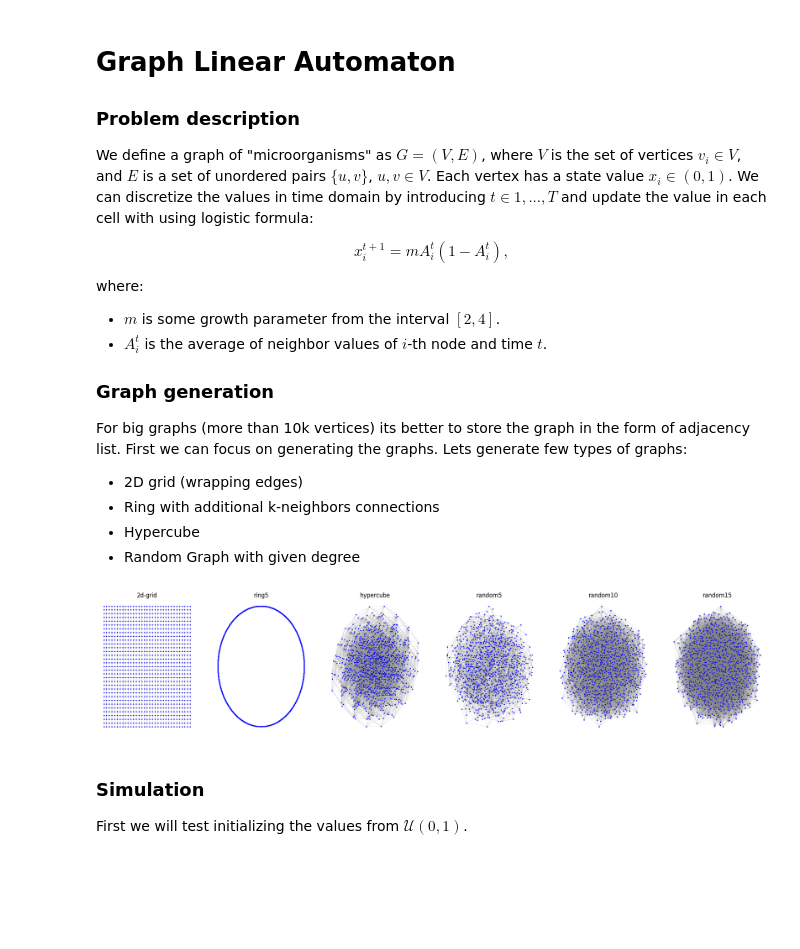
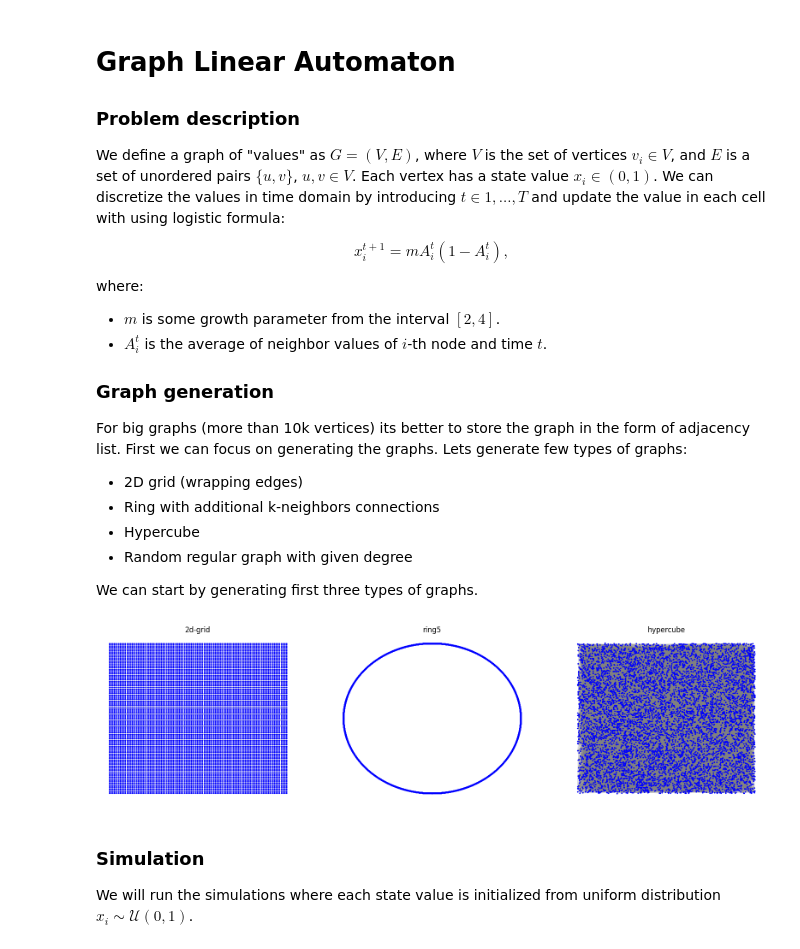
Before and after one commit to pawel002/complex-systems, a Jupyter notebook: graph_automaton/main.ipynb, the cells around one changed output. Cells and saved outputs as stored; diff of their text form; code cells hidden in the pictures; blank space fills up the shorter version.

Commit message:
finish graph automaton

```diff
--- a/graph_automaton/main.ipynb
+++ b/graph_automaton/main.ipynb
@@ -3,7 +3,7 @@
 
 ### Problem description
 
-We define a graph of "microorganisms" as $G = (V, E)$, where $V$ is the set of vertices $v_i \in V$, and $E$ is a set of unordered pairs $\{u, v\}$, $u,v \in V$. Each vertex has a state value $x_i \in (0, 1)$. We can discretize the values in time domain by introducing $t \in 1, ..., T$ and update the value in each cell with using logistic formula:
+We define a graph of "values" as $G = (V, E)$, where $V$ is the set of vertices $v_i \in V$, and $E$ is a set of unordered pairs $\{u, v\}$, $u,v \in V$. Each vertex has a state value $x_i \in (0, 1)$. We can discretize the values in time domain by introducing $t \in 1, ..., T$ and update the value in each cell with using logistic formula:
 
 $$
     x_i^{t+1} = m A_i^t (1 - A_i^t),
@@ -19,41 +19,37 @@ For big graphs (more than 10k vertices) its better to store the graph in the for
 - 2D grid (wrapping edges)
 - Ring with additional k-neighbors connections
 - Hypercube
-- Random Graph with given degree
+- Random regular graph with given degree
+
+We can start by generating first three types of graphs.
 # %%
 import numpy as np
 
 from graph_generator import RegularGraphGenerator
-from layout_generator import LayoutGenerator, VectorizedForceLayout, plot_graph
+from layout_generator import LayoutGenerator, plot_graph
 
 graphs = {
-    "2d-grid":    np.array(RegularGraphGenerator.generate_toroidal_grid(33, 33)),
-    "ring5":      np.array(RegularGraphGenerator.generate_ring_regular(1000, 4)),
-    "hypercube":  np.array(RegularGraphGenerator.generate_hypercube(10)),
-    "random5":    np.array(RegularGraphGenerator.generate_random_regular_connected(1000, 5)),
-    "random10":   np.array(RegularGraphGenerator.generate_random_regular_connected(1000, 10)),
-    "random15":   np.array(RegularGraphGenerator.generate_random_regular_connected(1000, 15)),
+    "2d-grid":    np.array(RegularGraphGenerator.generate_toroidal_grid(100, 100)),
+    "ring5":      np.array(RegularGraphGenerator.generate_ring_regular(10000, 5)),
+    "hypercube":  np.array(RegularGraphGenerator.generate_hypercube(13)),
 }
 
 coords = {
-    "2d-grid":    LayoutGenerator.layout_grid_2d(33, 33),
-    "ring5":      LayoutGenerator.layout_circular(1000),
-    "hypercube":  VectorizedForceLayout(graphs["hypercube"], 10, 10).run(),
-    "random5":    VectorizedForceLayout(graphs["random5"],   10, 10).run(),
-    "random10":   VectorizedForceLayout(graphs["random10"],  10, 10).run(),
-    "random15":   VectorizedForceLayout(graphs["random15"],  10, 10).run(),
+    "2d-grid":    LayoutGenerator.layout_grid_2d(100, 100),
+    "ring5":      LayoutGenerator.layout_circular(10000),
+    "hypercube":  LayoutGenerator.layout_random(len(graphs["hypercube"]))
 }
 # %%
 import matplotlib.pyplot as plt
 
-fig, ax = plt.subplots(1, len(graphs), figsize=(30, 5))
+fig, ax = plt.subplots(1, len(graphs), figsize=(16, 5))
 for i, (name, graph) in enumerate(graphs.items()):
     plot_graph(ax[i], graph, coords=coords[name], title=name)
 # %% [output]
-[figure, old version]
+[figure, new version]
 # %% [markdown]
 ### Simulation
 
-First we will test initializing the values from $\mathcal{U}(0, 1)$.
+We will run the simulations where each state value is initialized from uniform distribution $x_i \sim \mathcal{U}(0, 1)$.
 # %%
 from simulation import simulate
```
Also changed, not shown: parts of 7 cells of this notebook, 24 other files.
